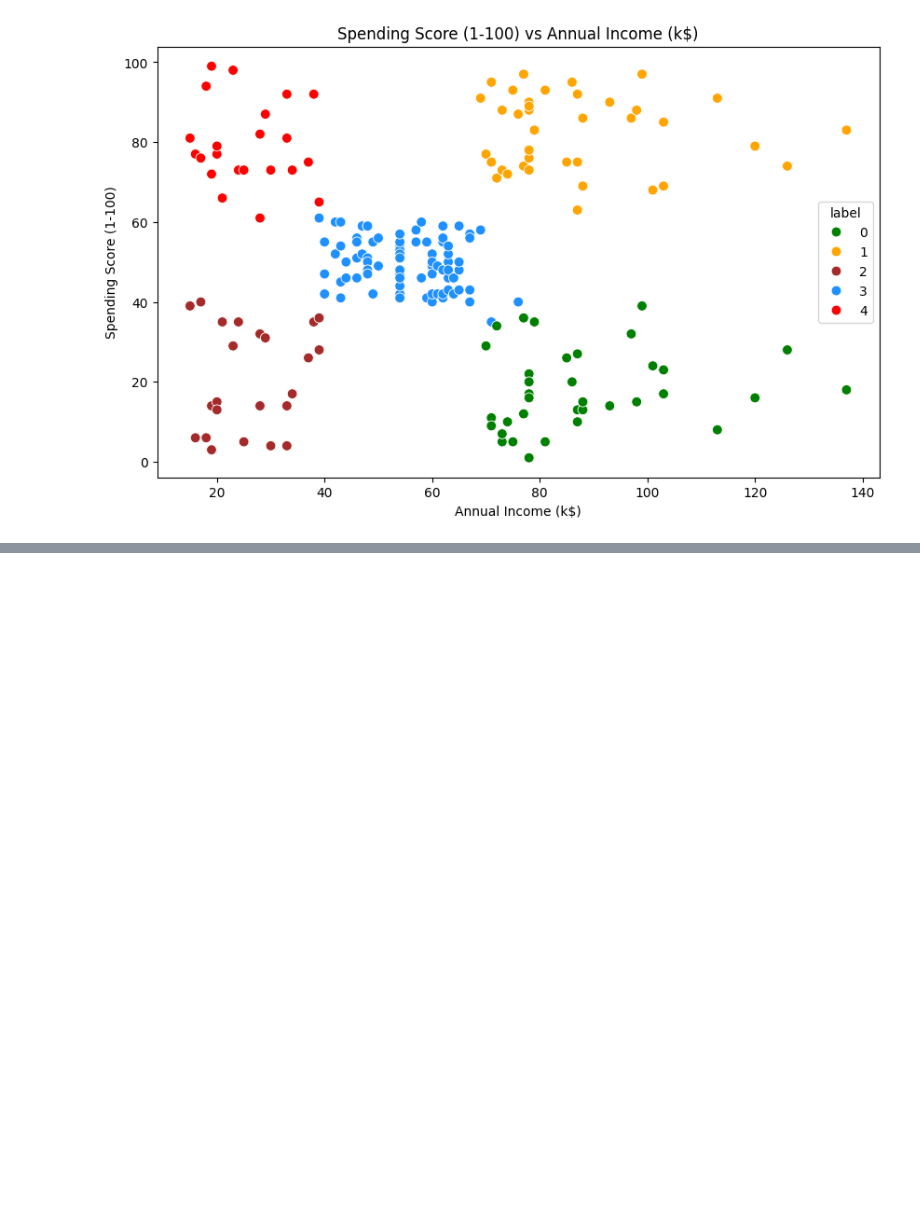
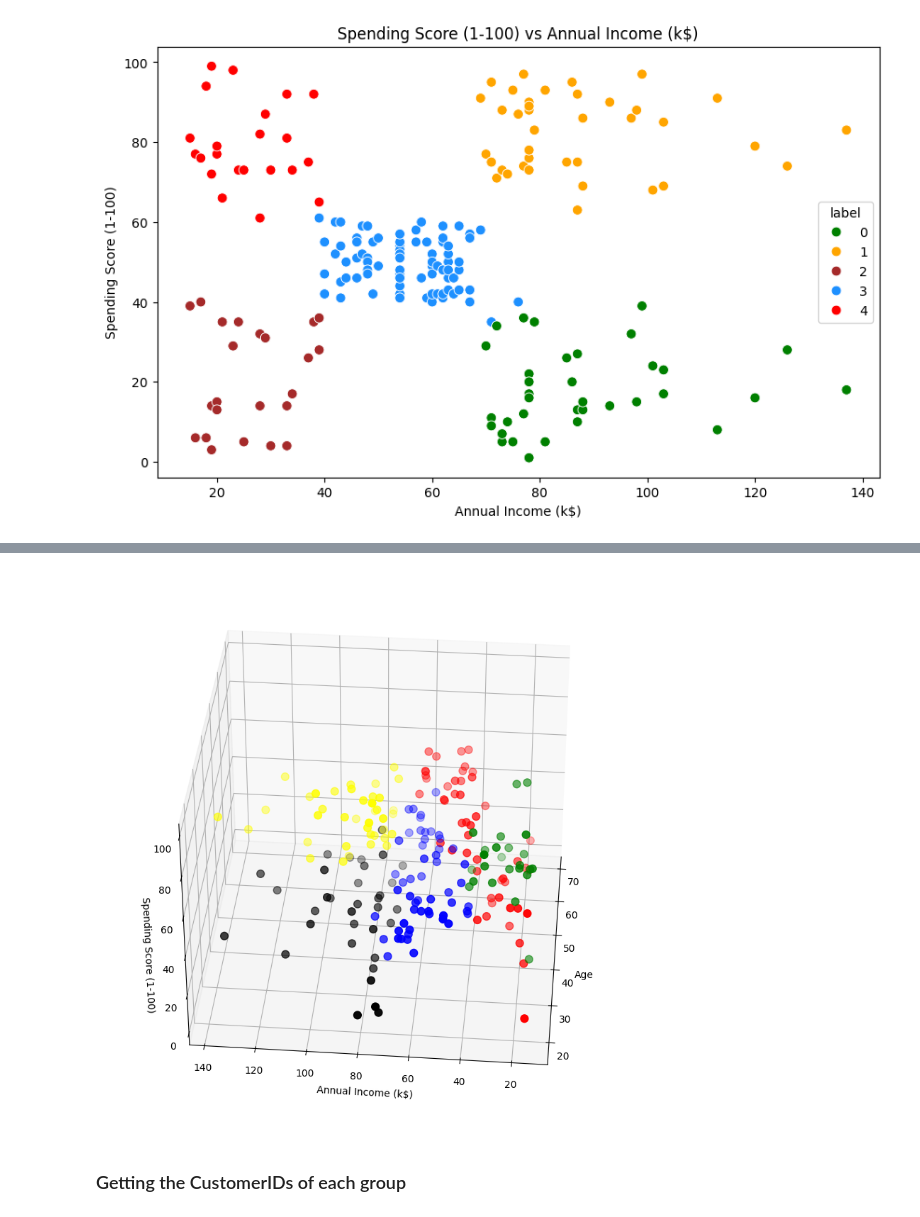
Before and after one commit to kisaraF/CRM-Tutorials, a Jupyter notebook: Week 05- KMeans Clustering/My Code.ipynb, the cells around one changed output, grey strips where cells are left out. Cells and saved outputs as stored; diff of their text form; code cells hidden in the pictures; blank space fills up the shorter version.

```diff
--- a/Week 05- KMeans Clustering/My Code.ipynb
+++ b/Week 05- KMeans Clustering/My Code.ipynb
@@ -166,0 +195,6 @@ plt.show()
+# %%
+km2 = KMeans(n_clusters=5)
+y2 = km2.fit_predict(X2)
+df_4 = df.copy()
+df_4['Group'] = y2
+df_4.head()
@@ -166,0 +208,18 @@ plt.show()
+# %%
+#3D Plot as we did the clustering on the basis of 3 input features
+fig = plt.figure(figsize=(20,10))
+ax = fig.add_subplot(111, projection='3d')
+ax.scatter(df_4.Age[df_4.Group == 0], df_4["Annual Income (k$)"][df_4.Group == 0], df_4["Spending Score (1-100)"][df_4.Group == 0], c='black', s=60)
+ax.scatter(df_4.Age[df_4.Group == 1], df_4["Annual Income (k$)"][df_4.Group == 1], df_4["Spending Score (1-100)"][df_4.Group == 1], c='red', s=60)
+ax.scatter(df_4.Age[df_4.Group == 2], df_4["Annual Income (k$)"][df_4.Group == 2], df_4["Spending Score (1-100)"][df_4.Group == 2], c='blue', s=60)
+ax.scatter(df_4.Age[df_4.Group == 3], df_4["Annual Income (k$)"][df_4.Group == 3], df_4["Spending Score (1-100)"][df_4.Group == 3], c='green', s=60)
+ax.scatter(df_4.Age[df_4.Group == 4], df_4["Annual Income (k$)"][df_4.Group == 4], df_4["Spending Score (1-100)"][df_4.Group == 4], c='yellow', s=60)
+ax.view_init(35, 185)
+plt.xlabel("Age")
+plt.ylabel("Annual Income (k$)")
+ax.set_zlabel('Spending Score (1-100)')
+plt.show()
+# %% [output]
+[figure, added]
+# %% [markdown]
+### Getting the CustomerIDs of each group
```
Also changed, not shown: parts of 7 cells of this notebook, 1 other file.
